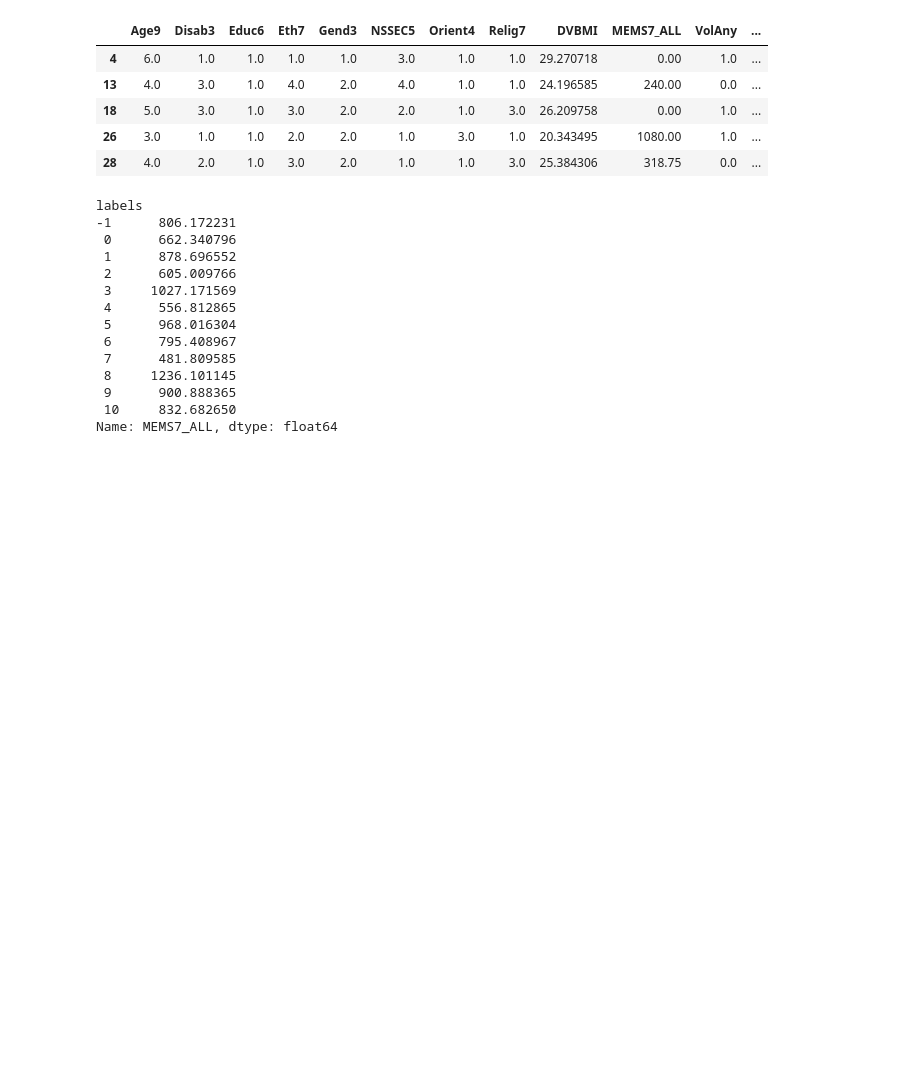
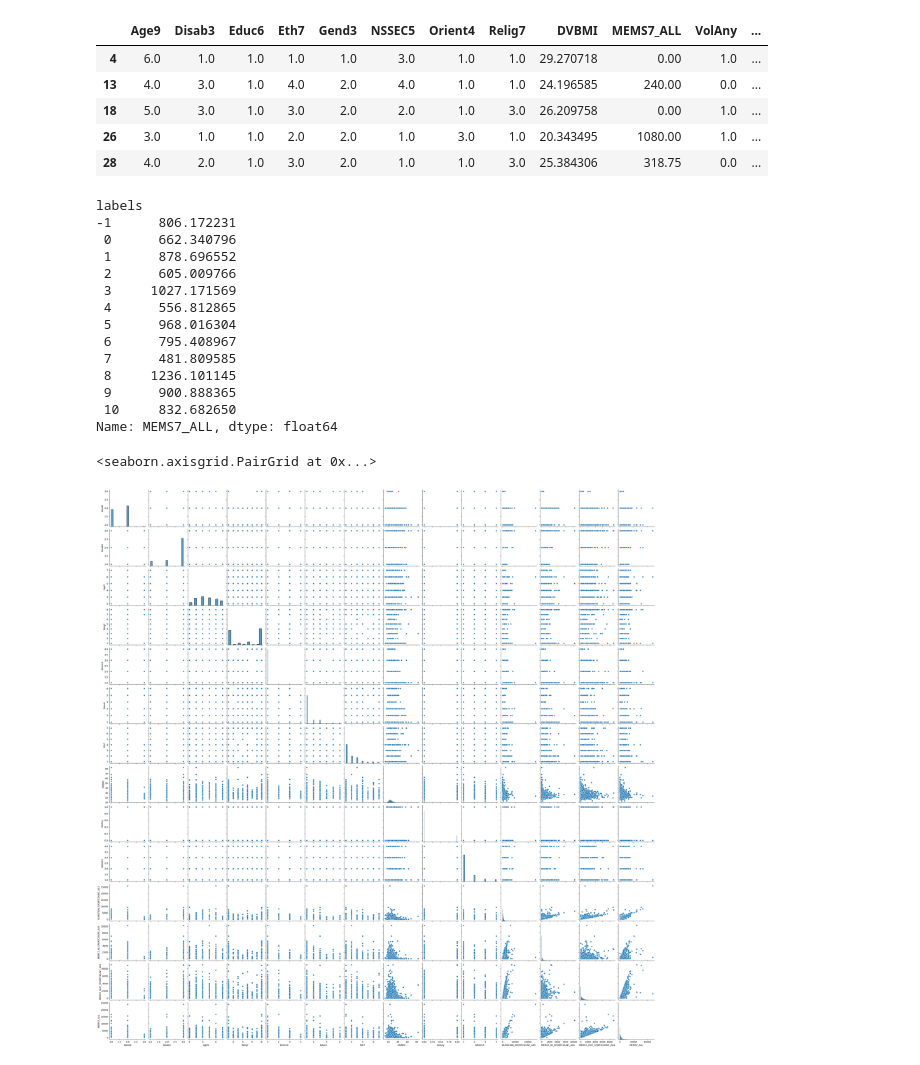
Before and after one commit to ferguswatson39/london_sport2, a Jupyter notebook: exploration/exploration_files/eda.ipynb, the cells around one changed output. Saved outputs shown, nothing was run; the diff lists cells and outputs as text; code cells hidden in the pictures; blank space fills up the shorter version.

```diff
--- a/exploration/exploration_files/eda.ipynb
+++ b/exploration/exploration_files/eda.ipynb
@@ -322,3 +322,12 @@ labels
  9      900.888365
  10     832.682650
 Name: MEMS7_ALL, dtype: float64
+# %%
+cols = ['Gend3', 'Disab3', 'Age9', 'Relig7', 'Orient4', 'Educ6', 'Eth7', 'DVBMI', 'VolAny', 'NSSEC5', 'DURATION_SPORTCOUNT_A01', 'MEMS7_IN_SPORTCOUNT_A01', 'MEMS7_OUT_SPORTCOUNT_A01', 'MEMS7_ALL']
+sns.pairplot(
+    df,
+    vars = cols
+)
+# %% [output]
+<seaborn.axisgrid.PairGrid at 0x...>
+[figure, added]
```
Also changed, not shown: parts of 23 cells of this notebook, 1 other file.
